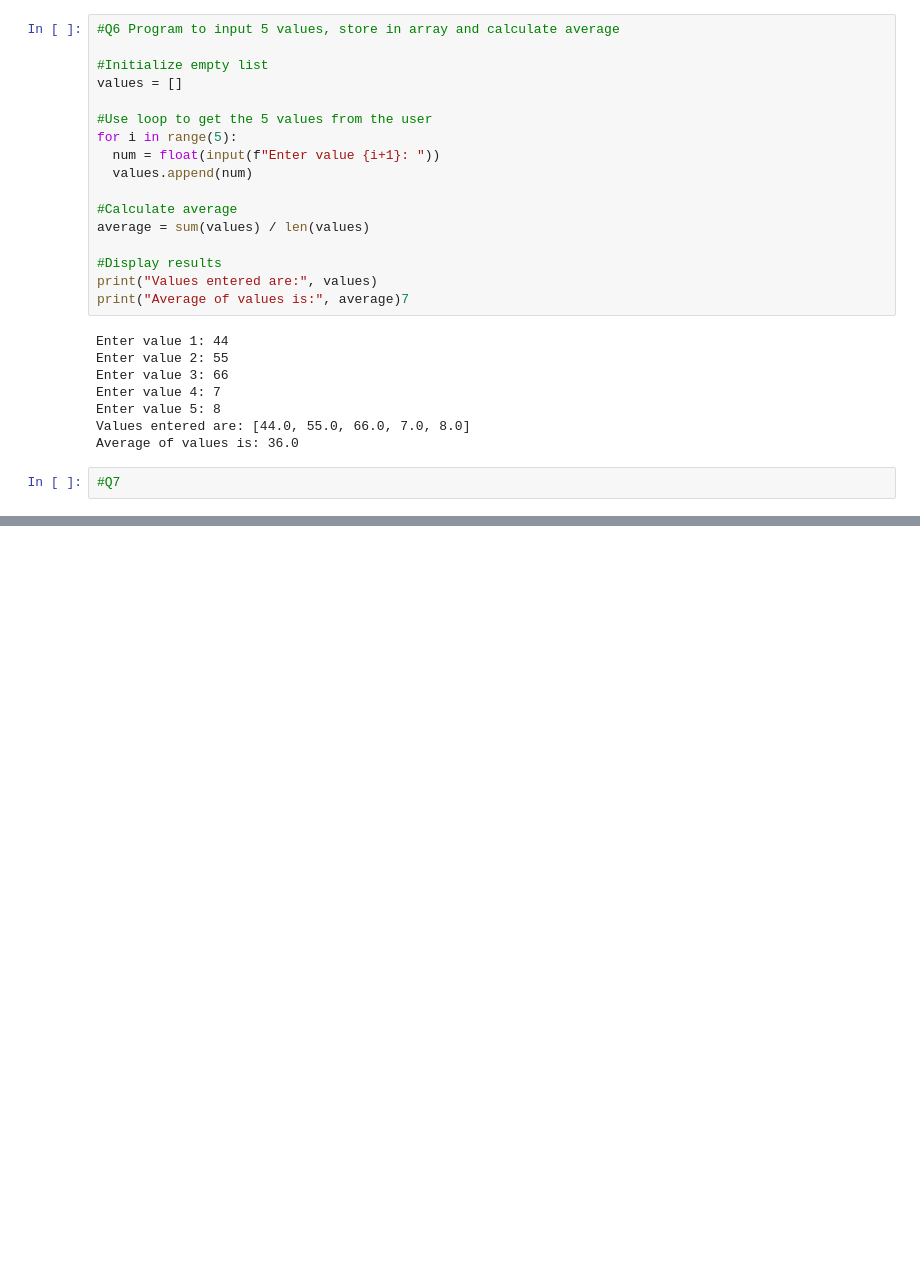
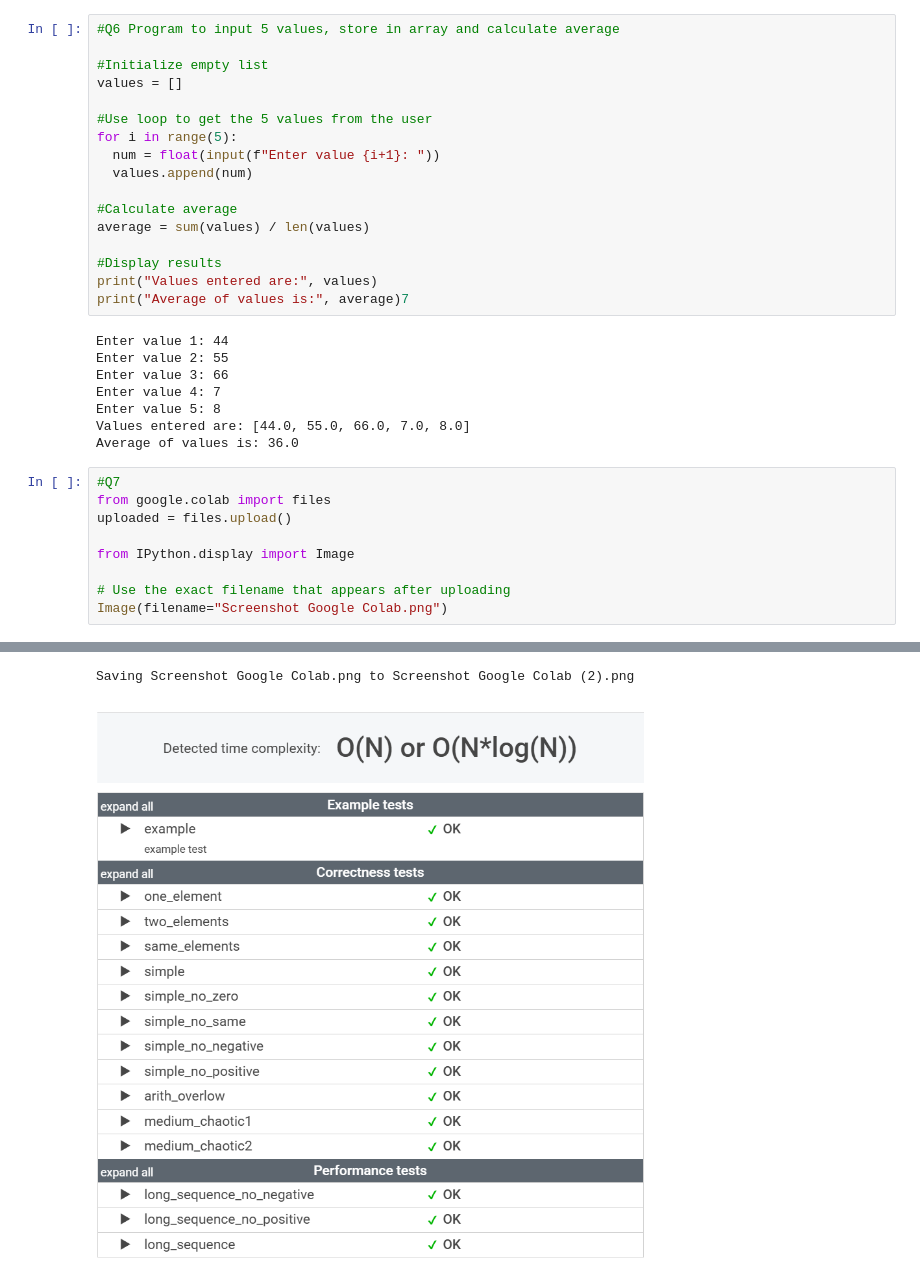
Before and after one commit to branzyy/Artificial-Intelligence, a Jupyter notebook: Untitled3.ipynb, the cells around one changed output, grey strips where cells are left out. Cells and saved outputs as stored; diff of their text form; blank space fills up the shorter version.

```diff
--- a/Untitled3.ipynb
+++ b/Untitled3.ipynb
@@ -118,5 +118,13 @@ Enter value 4: 7
 Enter value 5: 8
 Values entered are: [44.0, 55.0, 66.0, 7.0, 8.0]
 Average of values is: 36.0
-# %%
-#Q7
+# %%
+#Q7
+from google.colab import files
+uploaded = files.upload()
+
+from IPython.display import Image
+
+# Use the exact filename that appears after uploading
+Image(filename="Screenshot Google Colab.png")
+# %% [output]
@@ -122,0 +132,2 @@ Average of values is: 36.0
+Saving Screenshot Google Colab.png to Screenshot Google Colab (2).png
+[figure, added]
```
Also changed, not shown: parts of 1 cell of this notebook.
